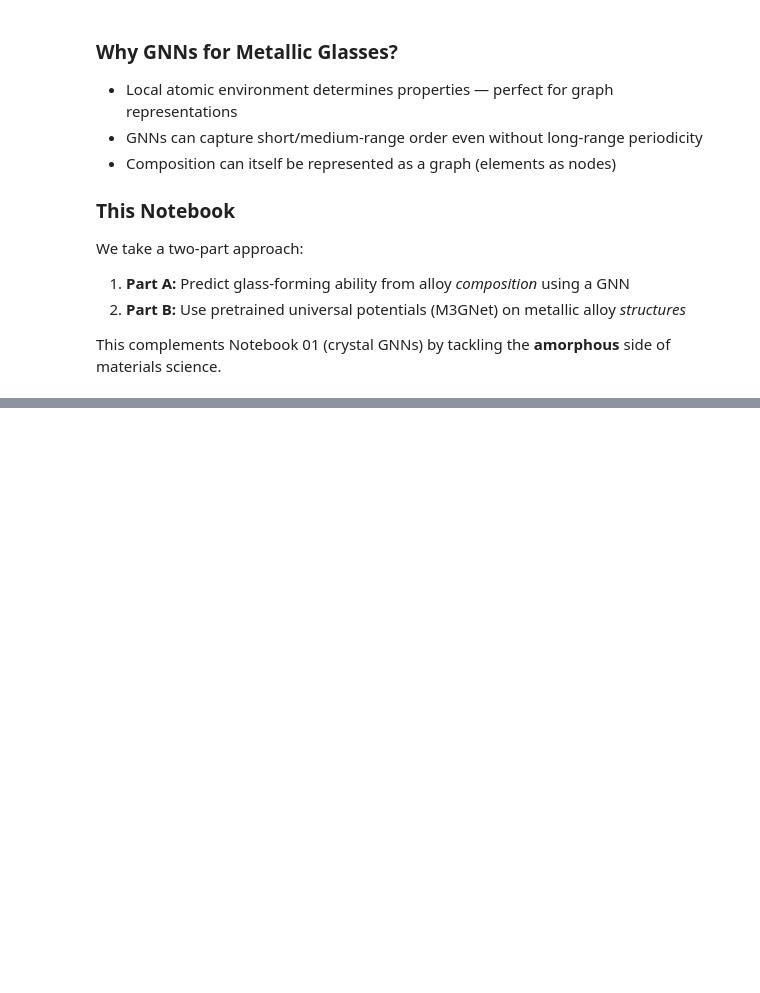
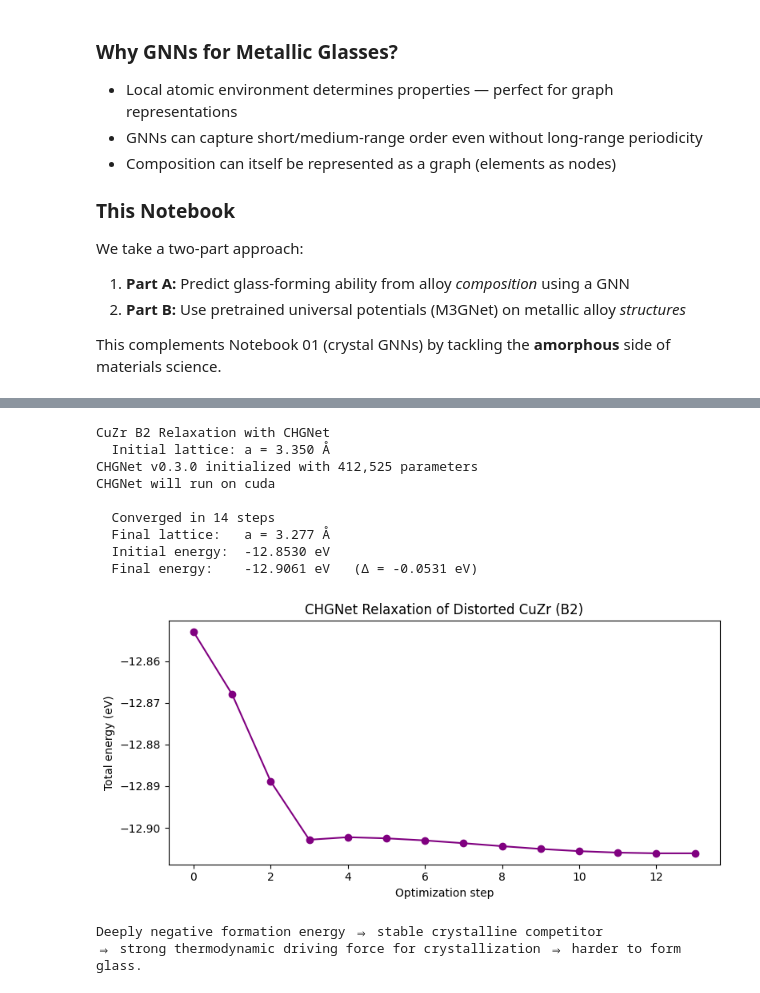
Before and after one commit to murnanedaniel/Geometric-ML-Tutorial, a Jupyter notebook: notebooks/02_Metallic_Glass_GNN.ipynb, the cells around one changed output, grey strips where cells are left out. Drawn from its saved outputs; the diff is of its cells as text; code cells hidden in the pictures; blank space fills up the shorter version.

```diff
--- a/notebooks/02_Metallic_Glass_GNN.ipynb
+++ b/notebooks/02_Metallic_Glass_GNN.ipynb
@@ -574,0 +561,48 @@ This complements Notebook 01 (crystal GNNs) by tackling the **amorphous** side o
+# %%
+# Structural relaxation of CuZr (B2) — finding the ground state with CHGNet
+from chgnet.model import StructOptimizer
+
+# Start with a slightly distorted CuZr B2 structure
+cuzr_distorted = Structure(
+    Lattice.cubic(3.35),                                   # slightly expanded lattice
+    ["Cu", "Zr"],
+    [[0.01, 0.02, 0.0], [0.49, 0.51, 0.50]],               # off-ideal positions
+)
+
+print("CuZr B2 Relaxation with CHGNet")
+print(f"  Initial lattice: a = {cuzr_distorted.lattice.a:.3f} Å")
+
+relaxer = StructOptimizer()
+result  = relaxer.relax(cuzr_distorted, steps=50, fmax=0.05, verbose=False)
+
+relaxed = result["final_structure"]
+E = result["trajectory"].energies
+
+print(f"\n  Converged in {len(E)} steps")
+print(f"  Final lattice:   a = {relaxed.lattice.a:.3f} Å")
+print(f"  Initial energy:  {E[0]:.4f} eV")
+print(f"  Final energy:    {E[-1]:.4f} eV   (Δ = {E[-1] - E[0]:+.4f} eV)")
+
+# Visualise the relaxation trajectory
+fig, ax = plt.subplots(figsize=(8, 4))
+ax.plot(E, "o-", color="purple")
+ax.set_xlabel("Optimization step")
+ax.set_ylabel("Total energy (eV)")
+ax.set_title("CHGNet Relaxation of Distorted CuZr (B2)")
+plt.tight_layout(); plt.show()
+
+print("\nDeeply negative formation energy ⇒ stable crystalline competitor")
+print("⇒ strong thermodynamic driving force for crystallization ⇒ harder to form glass.")
+# %% [output]
+CuZr B2 Relaxation with CHGNet
+  Initial lattice: a = 3.350 Å
+CHGNet v0.3.0 initialized with 412,525 parameters
+CHGNet will run on cuda
+
+  Converged in 14 steps
+  Final lattice:   a = 3.277 Å
+  Initial energy:  -12.8530 eV
+  Final energy:    -12.9061 eV   (Δ = -0.0531 eV)
+[figure, added]
+Deeply negative formation energy ⇒ stable crystalline competitor
+⇒ strong thermodynamic driving force for crystallization ⇒ harder to form glass.
```
Also changed, not shown: parts of 45 cells of this notebook, 1 other file.
